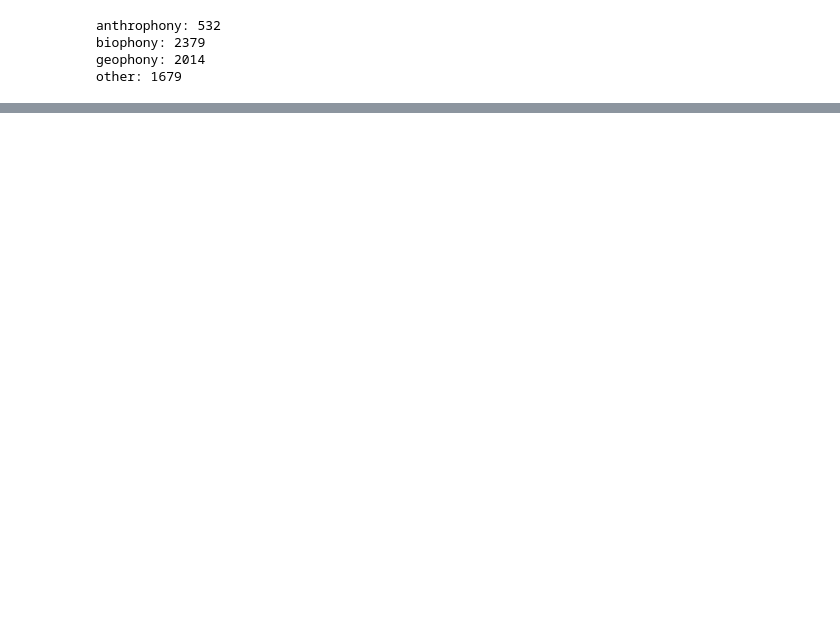
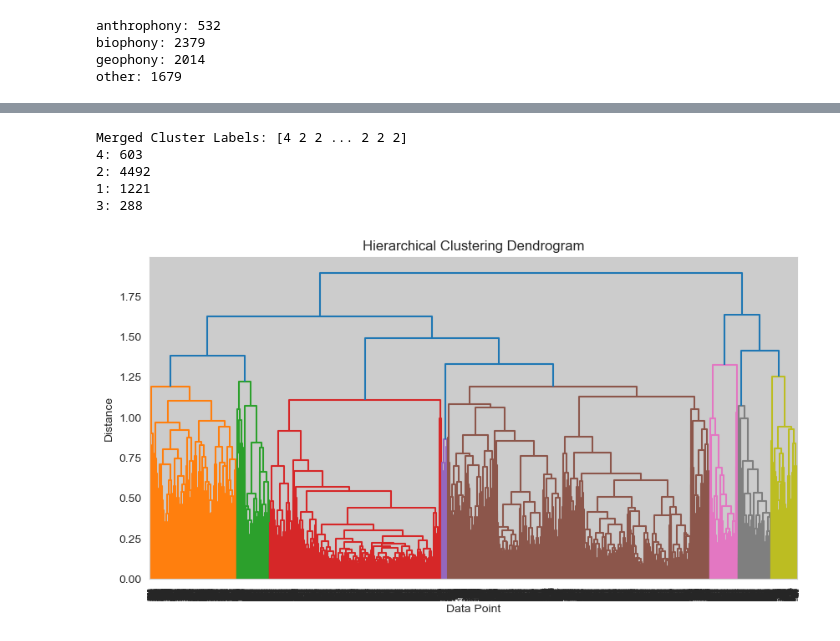
Before and after one commit to thomasnapier/AudioHandling, a Jupyter notebook: 3D-tsne-tarcutta.ipynb, the cells around one changed output, grey strips where cells are left out. Cells and saved outputs as stored; diff of their text form; code cells hidden in the pictures; blank space fills up the shorter version.

```diff
--- a/3D-tsne-tarcutta.ipynb
+++ b/3D-tsne-tarcutta.ipynb
@@ -601,0 +594,43 @@ The purity score for chi-square distance is 78.48%
+# %%
+import numpy as np
+from scipy.cluster.hierarchy import linkage, fcluster, dendrogram
+import matplotlib.pyplot as plt
+
+# Example data points
+X = feature_vectors
+
+# Perform agglomerative hierarchical clustering
+Z = linkage(X, method='complete')
+
+# Define the distance threshold for merging clusters
+threshold = 1.5  # Example threshold value, adjust as needed
+
+# Merge the clusters based on the distance threshold
+merged_clusters = fcluster(Z, t=threshold, criterion='distance')
+
+# Print the merged cluster labels for each data point
+print("Merged Cluster Labels:", merged_clusters)
+
+from collections import Counter
+
+# Count the occurrences of each value
+value_counts = Counter(merged_clusters)
+
+# Print the unique values and their counts
+for value, count in value_counts.items():
+    print(f"{value}: {count}")
+
+# Plot the dendrogram
+plt.figure(figsize=(10, 5))
+dendrogram(Z)
+plt.xlabel('Data Point')
+plt.ylabel('Distance')
+plt.title('Hierarchical Clustering Dendrogram')
+plt.show()
+# %% [output]
+Merged Cluster Labels: [4 2 2 ... 2 2 2]
+4: 603
+2: 4492
+1: 1221
+3: 288
+[figure, added]
```
Also changed, not shown: parts of 11 cells of this notebook, 17 other files.
